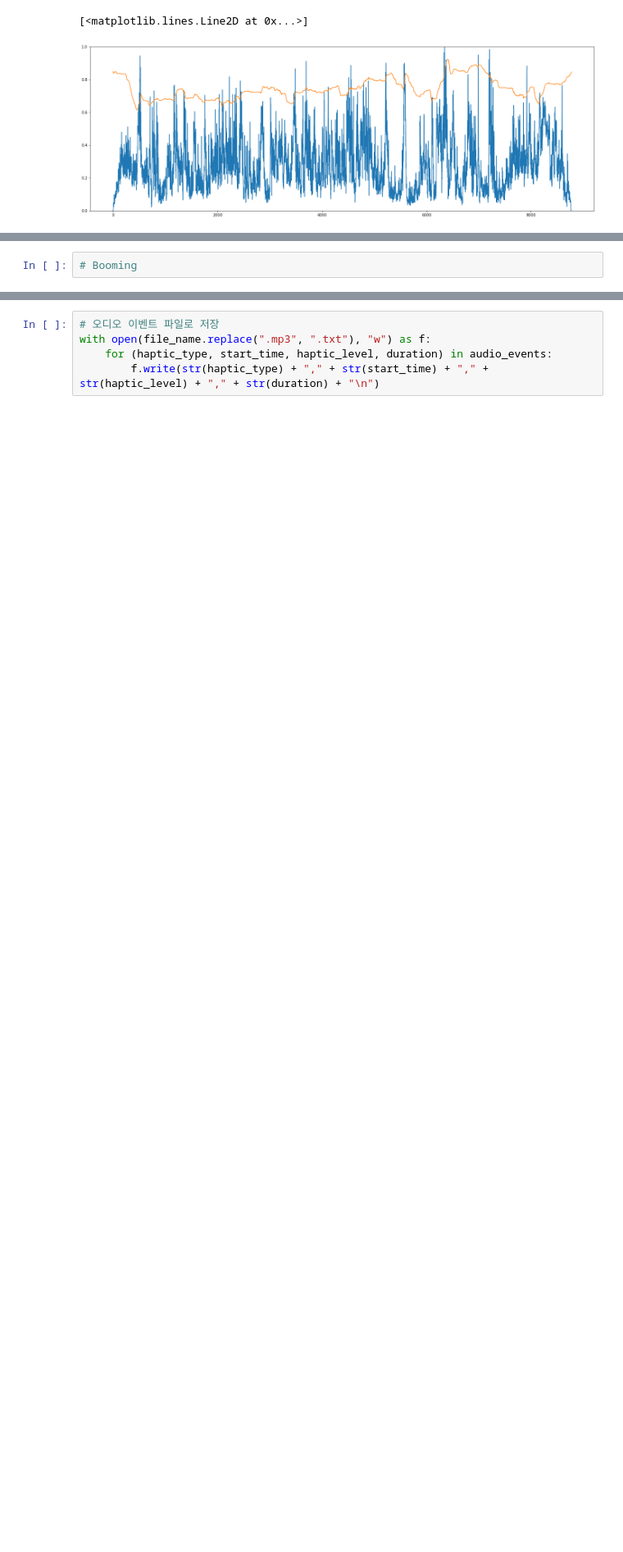
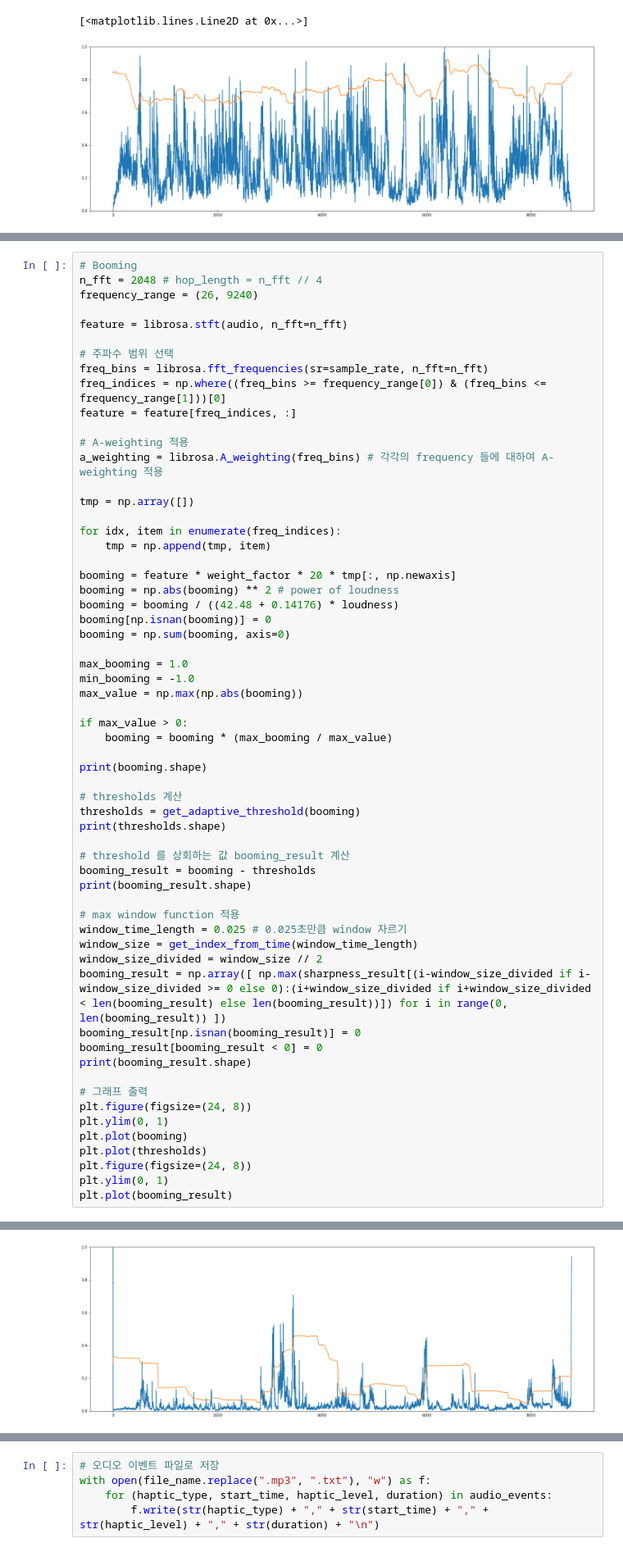
Before and after one commit to DevTae/PsychoAcousticsAnalysis, a Jupyter notebook: PsychoAcousticAnalysis3.ipynb, the cells around one changed output, grey strips where cells are left out. Shown at 82% size. Saved outputs shown, nothing was run; the diff lists cells and outputs as text; blank space fills up the shorter version.

Commit message:
Update codes to add booming attribute

```diff
--- a/PsychoAcousticAnalysis3.ipynb
+++ b/PsychoAcousticAnalysis3.ipynb
@@ -249,2 +251,61 @@ plt.plot(sharpness_result)
 # %%
 # Booming
+n_fft = 2048 # hop_length = n_fft // 4
+frequency_range = (26, 9240)
+
+feature = librosa.stft(audio, n_fft=n_fft)
+
+# 주파수 범위 선택
+freq_bins = librosa.fft_frequencies(sr=sample_rate, n_fft=n_fft)
+freq_indices = np.where((freq_bins >= frequency_range[0]) & (freq_bins <= frequency_range[1]))[0]
+feature = feature[freq_indices, :]
+
+# A-weighting 적용
+a_weighting = librosa.A_weighting(freq_bins) # 각각의 frequency 들에 대하여 A-weighting 적용
+
+tmp = np.array([])
+
+for idx, item in enumerate(freq_indices):
+    tmp = np.append(tmp, item)
+
+booming = feature * weight_factor * 20 * tmp[:, np.newaxis]
+booming = np.abs(booming) ** 2 # power of loudness
+booming = booming / ((42.48 + 0.14176) * loudness)
+booming[np.isnan(booming)] = 0
+booming = np.sum(booming, axis=0)
+
+max_booming = 1.0
+min_booming = -1.0
+max_value = np.max(np.abs(booming))
+
+if max_value > 0:
+    booming = booming * (max_booming / max_value)
+
+print(booming.shape)
+
+# thresholds 계산
+thresholds = get_adaptive_threshold(booming)
+print(thresholds.shape)
+
+# threshold 를 상회하는 값 booming_result 계산
+booming_result = booming - thresholds
+print(booming_result.shape)
+
+# max window function 적용
+window_time_length = 0.025 # 0.025초만큼 window 자르기
+window_size = get_index_from_time(window_time_length)
+window_size_divided = window_size // 2
+booming_result = np.array([ np.max(sharpness_result[(i-window_size_divided if i-window_size_divided >= 0 else 0):(i+window_size_divided if i+window_size_divided < len(booming_result) else len(booming_result))]) for i in range(0, len(booming_result)) ])
+booming_result[np.isnan(booming_result)] = 0
+booming_result[booming_result < 0] = 0
+print(booming_result.shape)
+
+# 그래프 출력
+plt.figure(figsize=(24, 8))
+plt.ylim(0, 1)
+plt.plot(booming)
+plt.plot(thresholds)
+plt.figure(figsize=(24, 8))
+plt.ylim(0, 1)
+plt.plot(booming_result)
+# %% [output]
@@ -250,0 +317 @@ plt.plot(sharpness_result)
+[figure, added]
```
Also changed, not shown: parts of 4 cells of this notebook.
